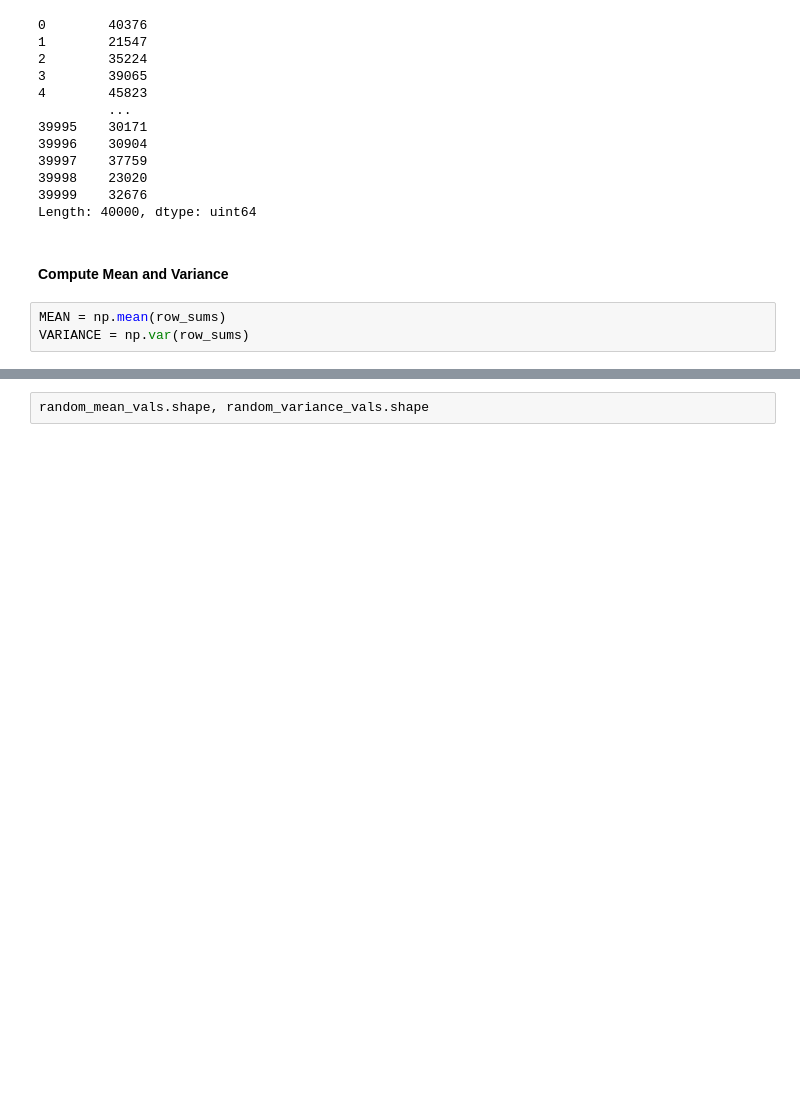
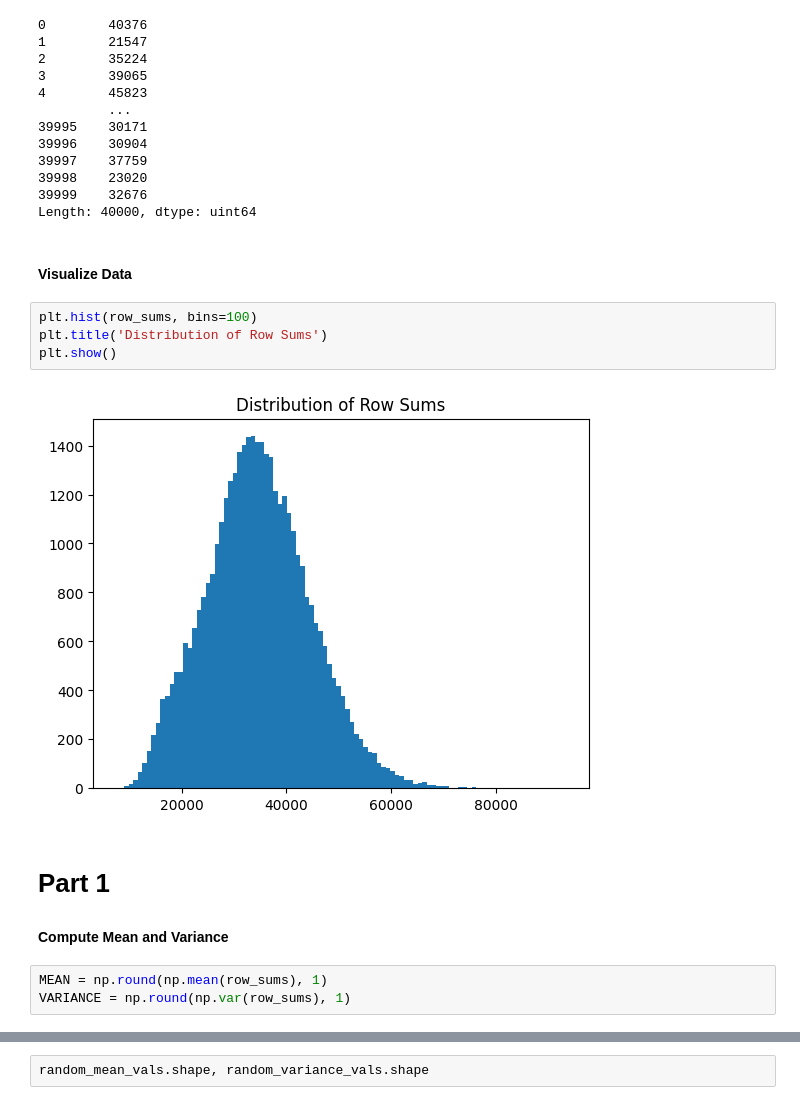
Before and after one commit to codycosta/ENGR201, a Jupyter notebook: hw8.ipynb, the cells around one changed output, grey strips where cells are left out. Saved outputs shown, nothing was run; the diff lists cells and outputs as text; blank space fills up the shorter version.

```diff
--- a/hw8.ipynb
+++ b/hw8.ipynb
@@ -48,11 +38,20 @@ row_sums
 39998    23020
 39999    32676
 Length: 40000, dtype: uint64
+# %% [markdown]
+#### Visualize Data
+# %%
+plt.hist(row_sums, bins=100)
+plt.title('Distribution of Row Sums')
+plt.show()
+# %% [output]
+[figure, added]
 # %% [markdown]
+# Part 1
 #### Compute Mean and Variance
 # %%
-MEAN = np.mean(row_sums)
-VARIANCE = np.var(row_sums)
+MEAN = np.round(np.mean(row_sums), 1)
+VARIANCE = np.round(np.var(row_sums), 1)
 # %%
 MEAN, VARIANCE
 # %% [output]
```
Also changed, not shown: parts of 18 cells of this notebook.
